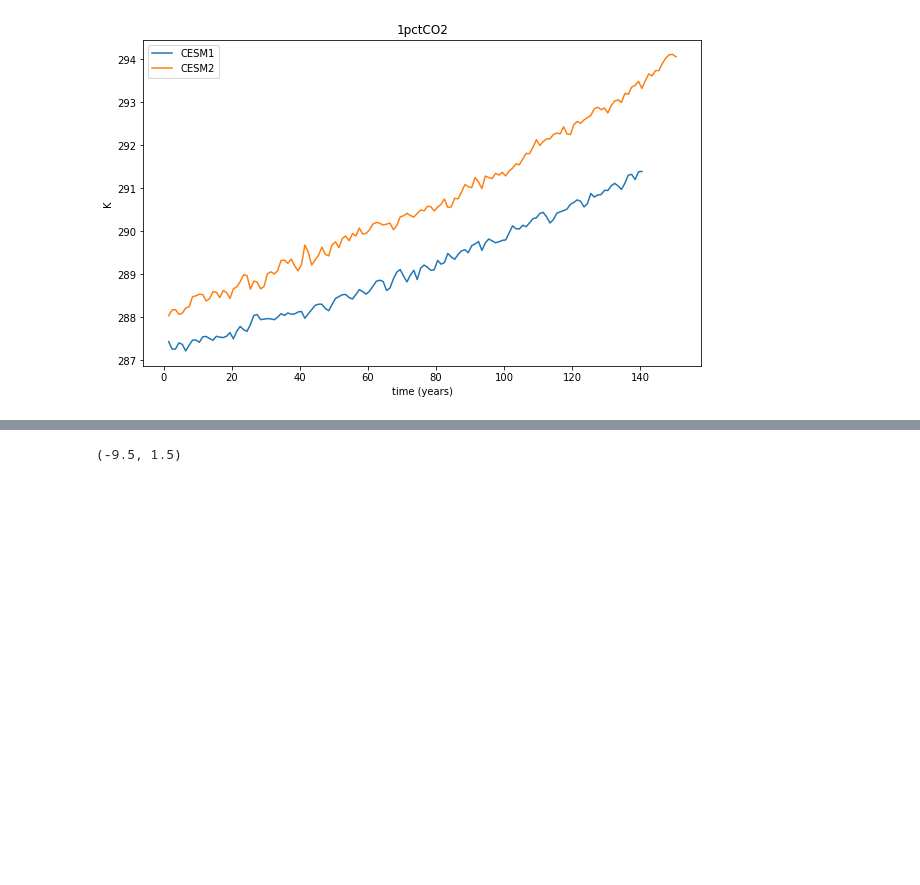
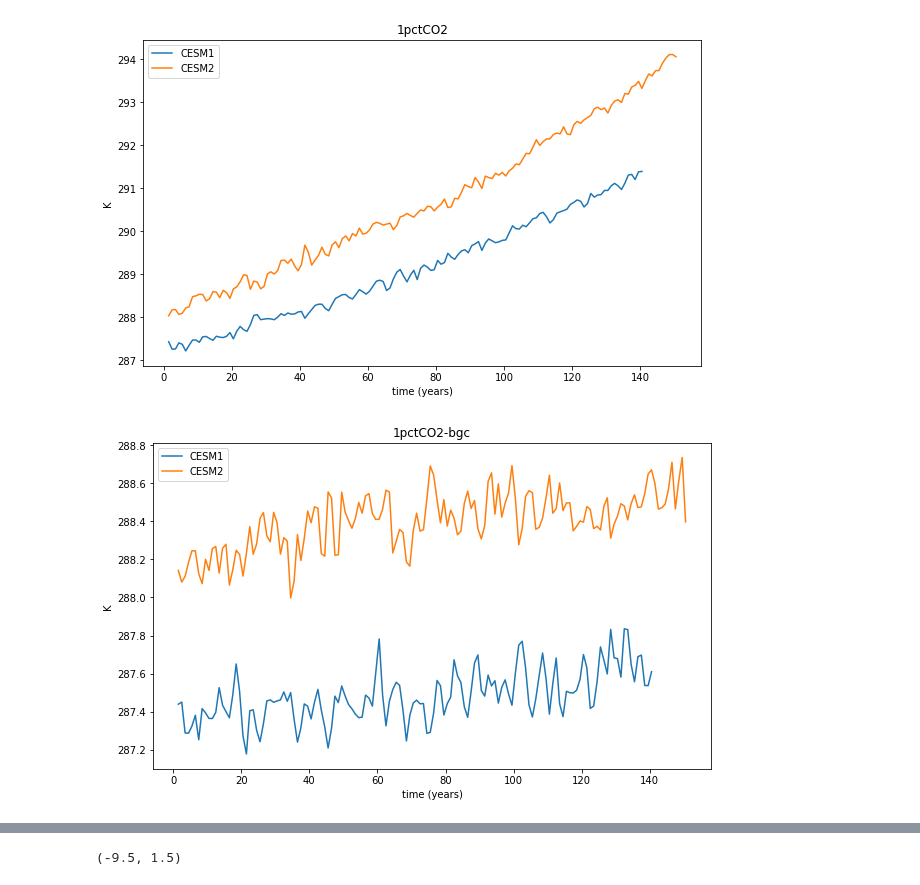
Before and after one commit to klindsay28/CESM2_coup_carb_cycle_JAMES, a Jupyter notebook: 1pctCO2.ipynb, the cells around one changed output, grey strips where cells are left out. Drawn from its saved outputs; the diff is of its cells as text; code cells hidden in the pictures; blank space fills up the shorter version.

Commit message:
add plots of TS and TS_anom in 1pctCO2-bgc runs

```diff
--- a/1pctCO2.ipynb
+++ b/1pctCO2.ipynb
@@ -43,3 +48,8 @@ tseries_mod.tseries_plot_1var('TS', [ds_1pctCO2_cmip5_ann, ds_1pctCO2_ann],
                               ['CESM1', 'CESM2'], '1pctCO2', region_val='Global')
 # %% [output]
 [figure]
+# %%
+tseries_mod.tseries_plot_1var('TS', [ds_1pctCO2_bgc_cmip5_ann, ds_1pctCO2_bgc_ann],
+                              ['CESM1', 'CESM2'], '1pctCO2-bgc', region_val='Global')
+# %% [output]
+[figure, added]
```
Also changed, not shown: parts of 2 cells of this notebook.
